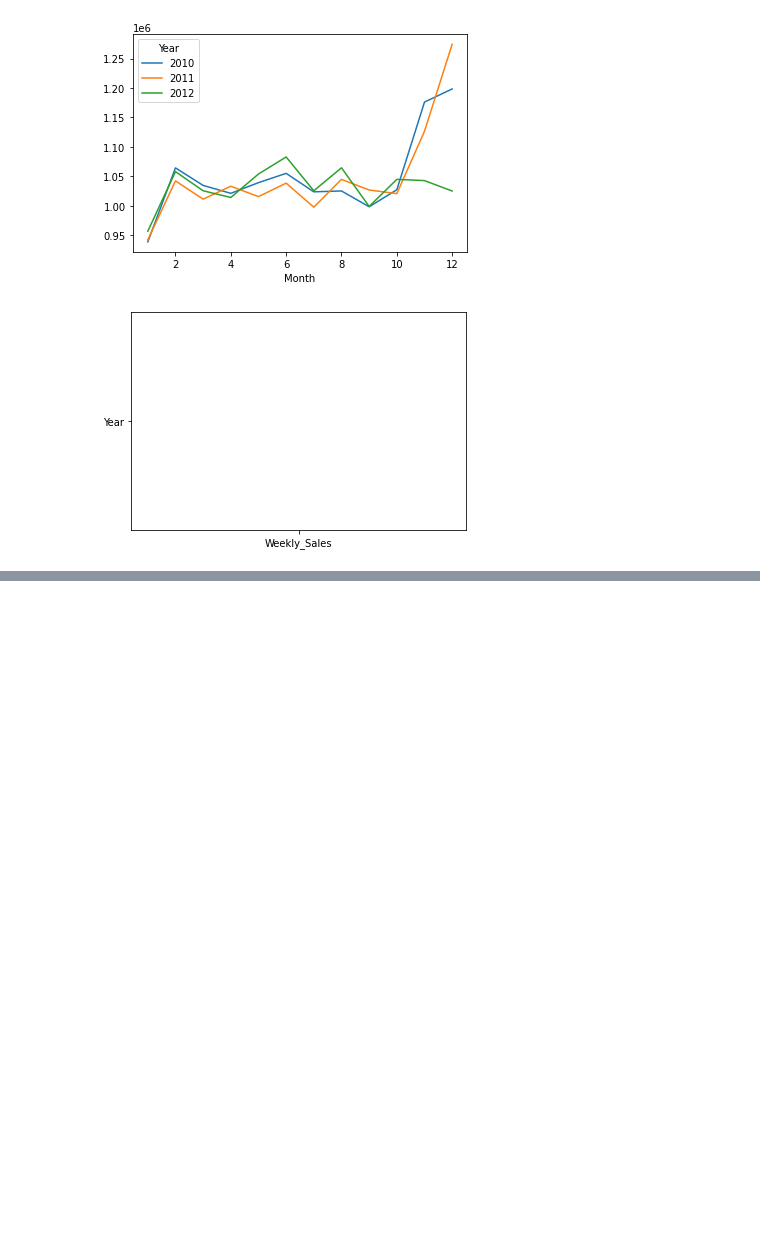
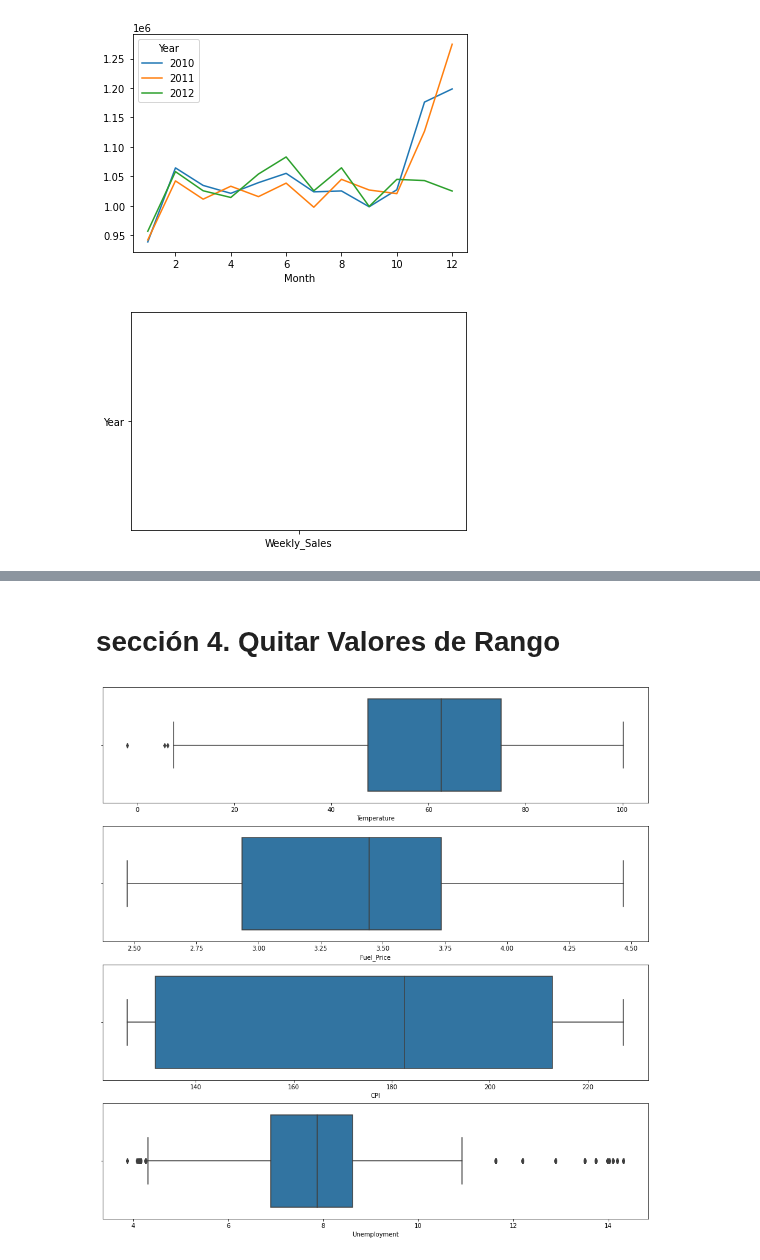
Before and after one commit to Psyclophe/Data-Scientist, a Jupyter notebook: Wal_mart_analysis_forecasting.ipynb, the cells around one changed output, grey strips where cells are left out. Cells and saved outputs as stored; diff of their text form; code cells hidden in the pictures; blank space fills up the shorter version.

```diff
--- a/Wal_mart_analysis_forecasting.ipynb
+++ b/Wal_mart_analysis_forecasting.ipynb
@@ -474,3 +474,13 @@ df[(df['Date'] - pd.to_datetime('2010-02-12')).abs().min()==(df['Date'] - pd.to_
 #plt.figure(figsize(20,8))
 #sns.lineplot(data=store1, x='Date', y='Weekly_Sales', hue='Store', palette='tab10')
 #plt.show()
+# %% [markdown]
+# sección 4. **Quitar Valores de Rango**
+# %%
+fig, axis = plt.subplots(4,figsize=(16,16))
+X = df[['Temperature','Fuel_Price','CPI','Unemployment']]
+for i,column in enumerate(X):
+    sns.boxplot(df[column],ax=axis[i])
+# Checamos valores atipicos
+# %% [output]
+[figure, added]
```
Also changed, not shown: parts of 1 cell of this notebook.
